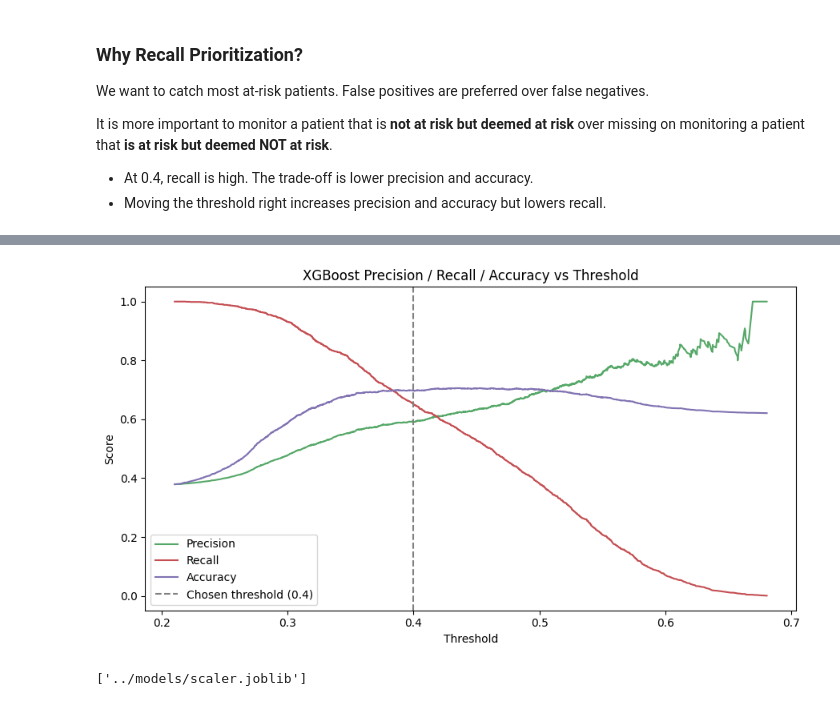
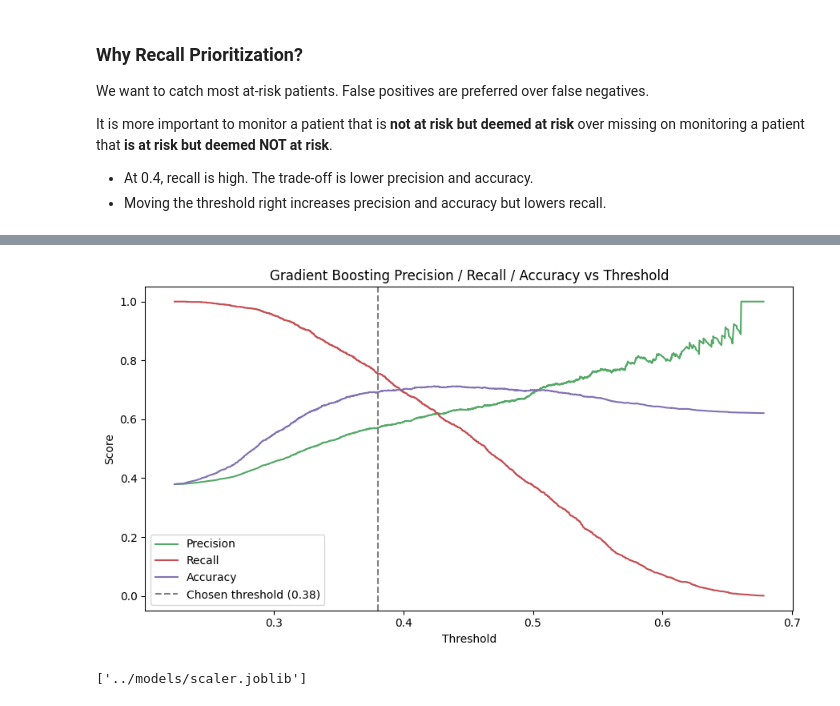
Before and after one commit to JhanaviLingameneni/Prompted-ICU-Risk-Forecasting, a Jupyter notebook: code/ml/all_models.ipynb, the cells around one changed output, grey strips where cells are left out. Cells and saved outputs as stored; diff of their text form; code cells hidden in the pictures.

```diff
--- a/code/ml/all_models.ipynb
+++ b/code/ml/all_models.ipynb
@@ -144,7 +143,6 @@ def process_dataset(data_set: str, undersample: bool = False):
     df_std = grouped.std(ddof=0).add_suffix("_std")
     df_first = grouped.first().add_suffix("_first")
     df_last = grouped.last().add_suffix("_last")
-    df_count = grouped.count().add_suffix("_count")
     df_missing = grouped.count().eq(0).astype(int).add_suffix("_missing")
 
     df_delta = (
@@ -160,7 +158,7 @@ def process_dataset(data_set: str, undersample: bool = False):
     df_features = pd.concat(
         [
             df_mean, df_median, df_min, df_max, df_std,
-            df_first, df_last, df_delta, df_count, df_missing, df_range
+            df_first, df_last, df_delta, df_missing, df_range
         ],
         axis=1
     )
@@ -404,7 +402,7 @@ The hyperparameters used here are the best parameters found after tuning using G
 
 Threshold was selected after tuning by iterating through a variety of thresholds.
 # %%
-xg_boost_params = {
+grad_boost_params = {
     'learning_rate': 0.01,
     'max_depth': 3,
     'max_features': 'sqrt',
@@ -414,9 +412,9 @@ xg_boost_params = {
     'subsample': 0.5
 }
 
-xgboost_threshold = 0.38
+grad_boost_threshold = 0.38
 
-gradient_boosting_model = GradientBoostingClassifier(**xg_boost_params)
+gradient_boosting_model = GradientBoostingClassifier(**grad_boost_params)
 # Hold out on validation set to track metrics.
 gradient_boosting_model.fit(x_train_all_scaled, y_train_all)
 
@@ -431,27 +429,27 @@ val_loss = np.array([
 ])
 
 train_recall = np.array([
-    recall_score(y_train_all, (y_proba[:, 1] >= xgboost_threshold).astype(int), zero_division=0)
+    recall_score(y_train_all, (y_proba[:, 1] >= grad_boost_threshold).astype(int), zero_division=0)
     for y_proba in train_prob_stages
 ])
 val_recall = np.array([
-    recall_score(y_val, (y_proba[:, 1] >= xgboost_threshold).astype(int), zero_division=0)
+    recall_score(y_val, (y_proba[:, 1] >= grad_boost_threshold).astype(int), zero_division=0)
     for y_proba in val_prob_stages
 ])
 
 train_accuracy = np.array([
-    ((y_proba[:, 1] >= xgboost_threshold).astype(int) == y_train_all).mean() for y_proba in train_prob_stages
+    ((y_proba[:, 1] >= grad_boost_threshold).astype(int) == y_train_all).mean() for y_proba in train_prob_stages
 ])
 val_accuracy = np.array([
-    ((y_proba[:, 1] >= xgboost_threshold).astype(int) == y_val).mean() for y_proba in val_prob_stages
+    ((y_proba[:, 1] >= grad_boost_threshold).astype(int) == y_val).mean() for y_proba in val_prob_stages
 ])
 
 # Refit on train+val for final test-set evaluation.
-xgboost_train_x = np.vstack([x_train_all_scaled, x_val_scaled])
-xgboost_train_y = np.hstack([y_train_all, y_val])
-xgboost_model = GradientBoostingClassifier(**xg_boost_params)
-xgboost_model.fit(xgboost_train_x, xgboost_train_y)
+grad_boost_train_x = np.vstack([x_train_all_scaled, x_val_scaled])
+grad_boost_train_y = np.hstack([y_train_all, y_val])
+grad_boost_model = GradientBoostingClassifier(**grad_boost_params)
+grad_boost_model.fit(grad_boost_train_x, grad_boost_train_y)
 
-y_prob = xgboost_model.predict_proba(x_test_scaled)[:, 1]
-y_train_prob = xgboost_model.predict_proba(xgboost_train_x)[:, 1]
+grad_boost_prob = grad_boost_model.predict_proba(x_test_scaled)[:, 1]
+grad_boost_train_prob = grad_boost_model.predict_proba(grad_boost_train_x)[:, 1]
 # %% [markdown]
@@ -520,25 +518,25 @@ weighted avg       0.71      0.70      0.70      4000
 # %%
-precisions, recalls, thresholds = precision_recall_curve(y_test, y_prob)
+precisions, recalls, thresholds = precision_recall_curve(y_test, grad_boost_prob)
 # precision_recall_curve returns len(thresholds) + 1 values for precision/recall.
 # Align by dropping the last precision/recall point (which has no matching threshold).
 accuracies = [
-    ((y_prob >= t).astype(int) == y_test).mean() for t in thresholds
+    ((grad_boost_prob >= t).astype(int) == y_test).mean() for t in thresholds
 ]
 
 plt.figure(figsize=(9, 5))
 plt.plot(thresholds, precisions[:-1], label='Precision', color='#55A868')
 plt.plot(thresholds, recalls[:-1], label='Recall', color='#C44E52')
 plt.plot(thresholds, accuracies, label='Accuracy', color='#8172B2')
-plt.axvline(x=0.4, color='gray', linestyle='--',
-            label='Chosen threshold (0.4)')
+plt.axvline(x=grad_boost_threshold, color='gray', linestyle='--',
+            label=f'Chosen threshold ({grad_boost_threshold})')
 plt.xlabel('Threshold')
 plt.ylabel('Score')
-plt.title('XGBoost Precision / Recall / Accuracy vs Threshold')
+plt.title('Gradient Boosting Precision / Recall / Accuracy vs Threshold')
 plt.legend()
 plt.tight_layout()
-# plt.savefig("xgboost_precision_recall_accuracy_vs_threshold.png")
+# plt.savefig("gradient_boosting_precision_recall_accuracy_vs_threshold.png")
 plt.show()
 # %% [output]
-[figure, old version]
+[figure, new version]
 # %%
 # Used to save model and standard scaler for later use in the UI.
```
Also changed, not shown: parts of 11 cells of this notebook, 10 other files.
